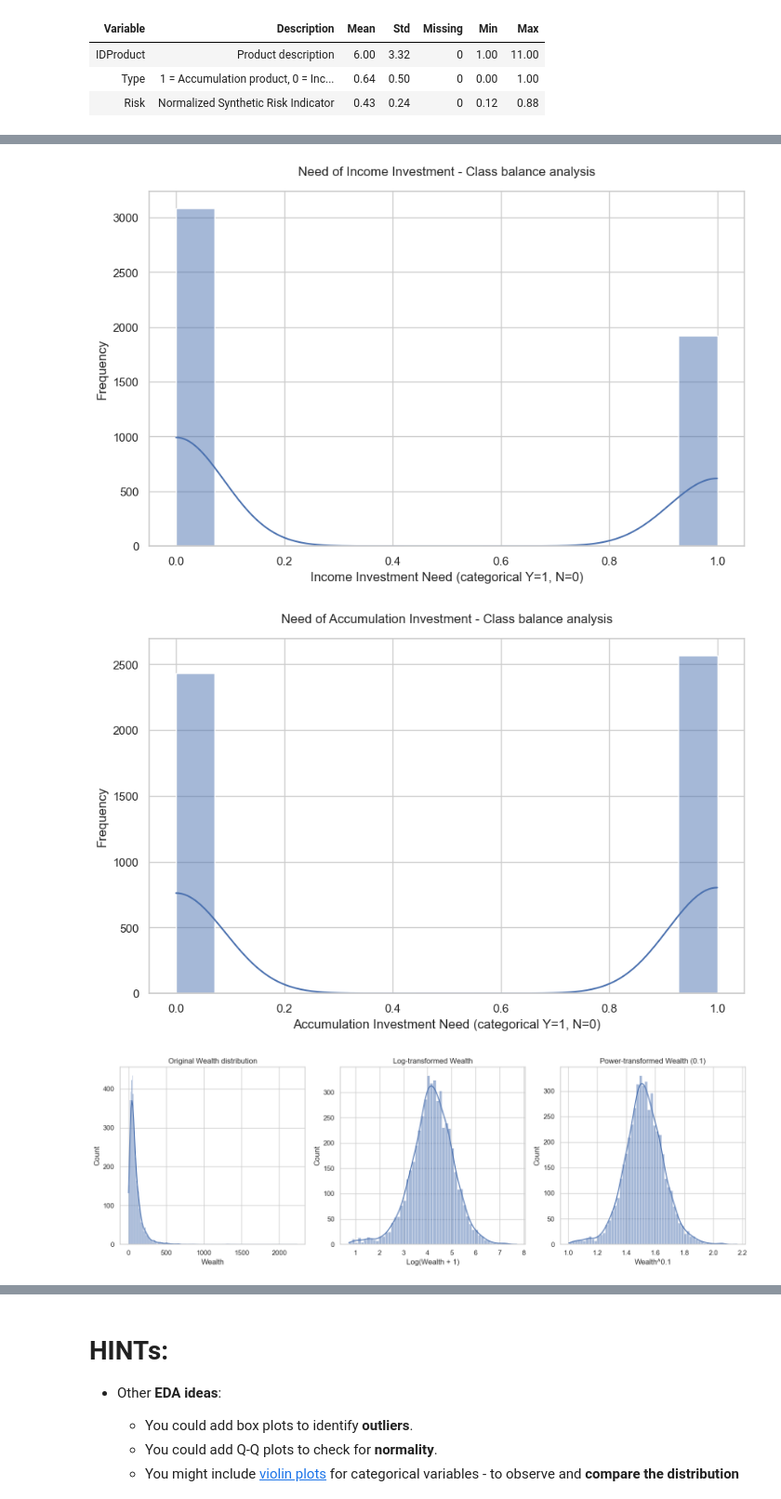
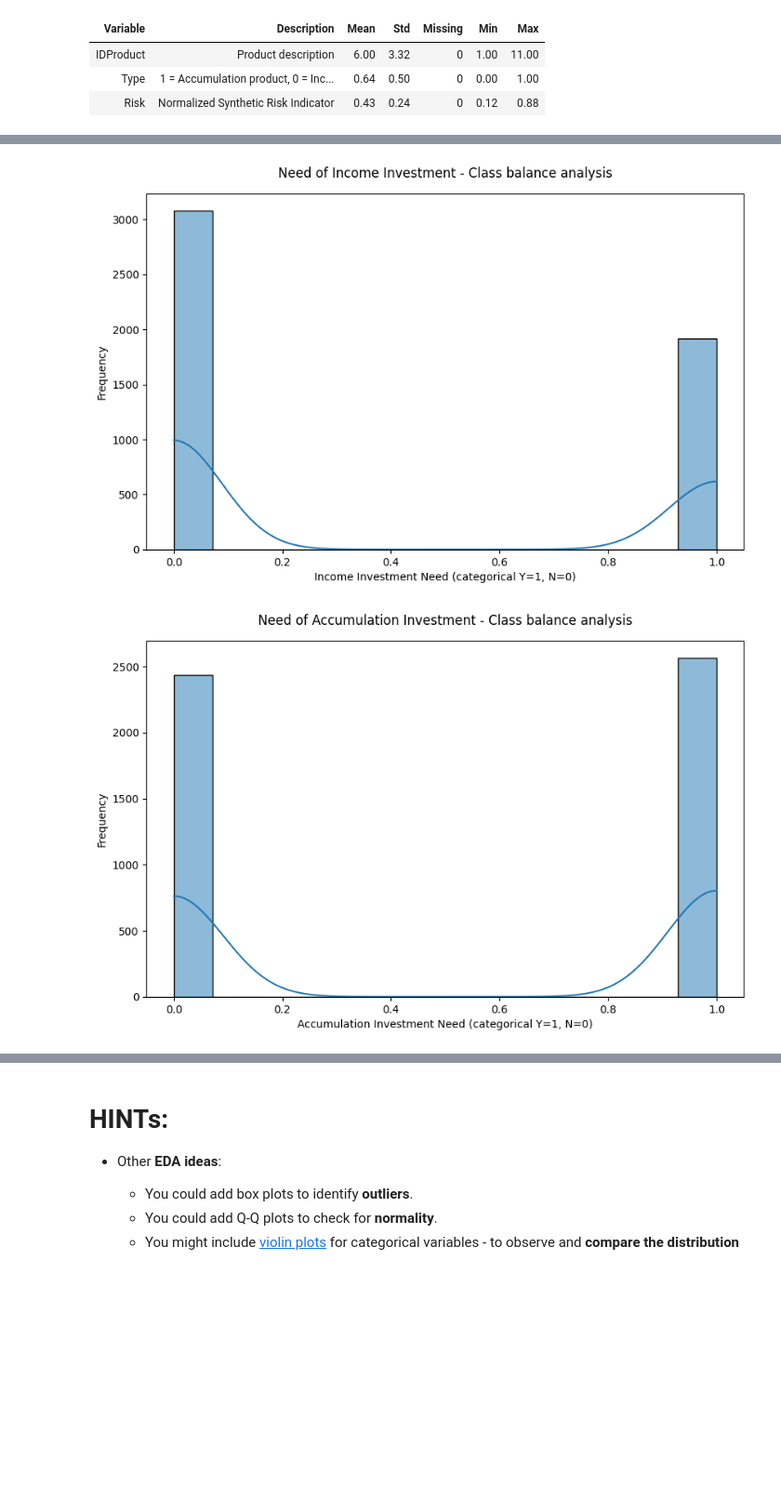
Before and after one commit to Smael-olk/Fintech, a Jupyter notebook: Business Case 2/EstimatingNeedsPoliMI_AP_DataAnalysis.ipynb, the cells around one changed output, grey strips where cells are left out. Shown at 93% size. Cells and saved outputs as stored; diff of their text form; code cells hidden in the pictures; blank space fills up the shorter version.

```diff
--- a/Business Case 2/EstimatingNeedsPoliMI_AP_DataAnalysis.ipynb
+++ b/Business Case 2/EstimatingNeedsPoliMI_AP_DataAnalysis.ipynb
@@ -238,79 +228,23 @@ Display the fat-tailed shape of the Wealth variable, and effect of a couple of r
 <br>
 # %%
-# Create df with all transformations and normalizations
-transformed_df = needs_df.copy()
-
 # Create a function for histogram plotting
 def plot_histogram(data, title, xlabel, ylabel="Frequency"):
     plt.figure(figsize=(10, 6))
     sns.histplot(data, kde=True)
     plt.title(title, pad=15)
     plt.xlabel(xlabel)
     plt.ylabel(ylabel)
     plt.show()
 
 
 # Plot class balance histograms
 plot_histogram(needs_df.IncomeInvestment,
               'Need of Income Investment - Class balance analysis',
               'Income Investment Need (categorical Y=1, N=0)')
 
 plot_histogram(needs_df.AccumulationInvestment,
               'Need of Accumulation Investment - Class balance analysis',
               'Accumulation Investment Need (categorical Y=1, N=0)')
-
-# Wealth transformation analysis
-fig, (ax1, ax2, ax3) = plt.subplots(1, 3, figsize=(15, 5))
-
-# Original distribution
-sns.histplot(needs_df.Wealth, kde=True, ax=ax1)
-ax1.set_title('Original Wealth distribution')
-ax1.set_xlabel('Wealth')
-
-# Log transformation
-sns.histplot(np.log1p(needs_df.Wealth), kde=True, ax=ax2)
-ax2.set_title('Log-transformed Wealth')
-ax2.set_xlabel('Log(Wealth + 1)')
-
-# Power transformation
-sns.histplot(np.power(needs_df.Wealth, 0.1), kde=True, ax=ax3)
-ax3.set_title('Power-transformed Wealth (0.1)')
-ax3.set_xlabel('Wealth^0.1')
-
-plt.tight_layout()
-plt.show()
-
-# Apply log transformations
-transformed_df['Wealth_log'] = np.log1p(transformed_df['Wealth'])
-transformed_df['Income_log'] = np.log1p(transformed_df['Income'])
-
-# Apply MinMaxScaler to numerical variables
-scaler = MinMaxScaler()
-vars_to_normalize = ['Age', 'RiskPropensity', 'Wealth_log', 'Income_log']
-transformed_df[vars_to_normalize] = scaler.fit_transform(transformed_df[vars_to_normalize])
-
-# Get all numeric columns including transformed ones (and not transformed, for comparison)
-numeric_cols = transformed_df.select_dtypes(include=['float64', 'int64']).columns
-
-# Create correlation heatmap
-plt.figure(figsize=(12, 8))
-sns.heatmap(transformed_df[numeric_cols].corr(),
-            annot=True,
-            cmap='coolwarm',
-            center=0)
-plt.title('Correlation matrix of transformed and normalized variables')
-plt.show()
-
-# Create enhanced pairplot
-vars_to_plot = vars_to_normalize + ['IncomeInvestment', 'AccumulationInvestment']
-plt.figure(figsize=(15, 15))
-sns.pairplot(transformed_df[vars_to_plot],
-             diag_kind='hist',
-             plot_kws={'alpha': 0.6},
-             diag_kws={'bins': 20})
-plt.suptitle('Pairwise relationships between normalized variables', y=1.02)
-plt.show()
 # %% [output]
-[figure, old version]
+[figure, new version]
-[figure, old version]
+[figure, new version]
-[figure, removed]
```
Also changed, not shown: parts of 18 cells of this notebook, 1 other file.
